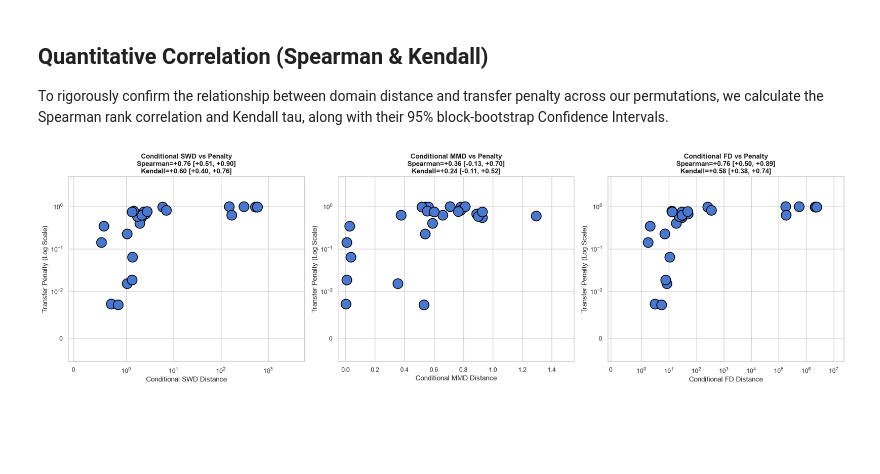
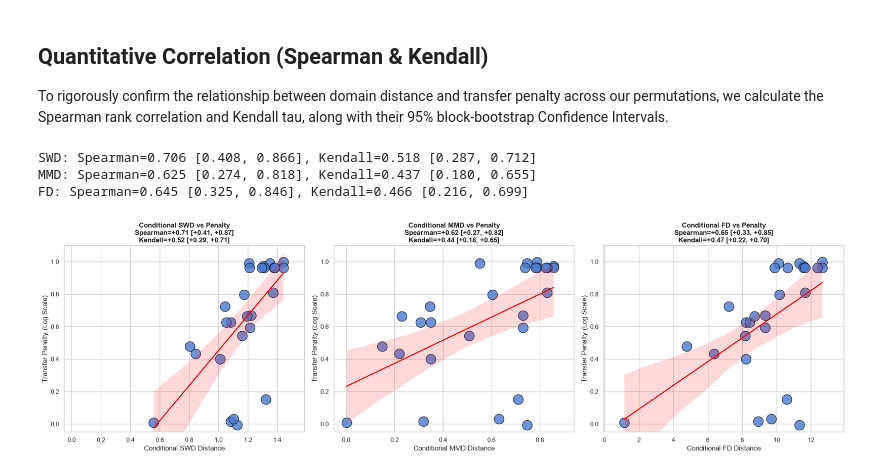
Before and after one commit to lollogiro/ai4i-transfer-learning-synthetic, a Jupyter notebook: stage2-transfer_learning/metropt3.ipynb, the cells around one changed output. Saved outputs shown, nothing was run; the diff lists cells and outputs as text; code cells hidden in the pictures; blank space fills up the shorter version.

```diff
--- a/stage2-transfer_learning/metropt3.ipynb
+++ b/stage2-transfer_learning/metropt3.ipynb
@@ -224,7 +222,7 @@ def frechet_distance(X, Y):
 
 def compute_conditional_distances(source_df, target_df, features, target_col='Anomaly', sample_size=5000):
     """
-    Filters for anomalies only, balances domains to 5000 samples, standardizes,
+    Filters for anomalies only, balances domains to 5000 samples, symmetrically standardizes,
     and computes SWD, MMD, and Fréchet Distance.
     """
     src_anomalies = source_df[source_df[target_col] == 1].copy()
@@ -237,10 +235,14 @@ def compute_conditional_distances(source_df, target_df, features, target_col='An
     Y = tgt_anomalies[features].sample(n_samples, random_state=42).values
 
     scaler = StandardScaler()
-    X_scaled = scaler.fit_transform(X)
+
+    # Fit the scaler symmetrically on the combined data
+    scaler.fit(np.vstack((X, Y)))
+
+    # Transform both domains using the shared scale
+    X_scaled = scaler.transform(X)
     Y_scaled = scaler.transform(Y)
 
-    # The 3 distinct spatial metrics!
     swd_val = ot.sliced_wasserstein_distance(X_scaled, Y_scaled, n_projections=50)
     mmd_val = mmd_rbf(X_scaled, Y_scaled, gamma=0.1)
     fd_val = frechet_distance(X_scaled, Y_scaled)
@@ -278,7 +280,7 @@ def run_transfer_trials(source_df, target_df, features, target_col='Anomaly', sa
     lr_penalty = lr_baseline - lr_transfer
 
     return {
-        'RF Penalty': rf_penalty,
-        'LR Penalty': lr_penalty,
-        'Average Penalty': (rf_penalty + lr_penalty) / 2
+        'Baseline F1': rf_baseline,
+        'Transfer F1': rf_transfer,
+        'Transfer Penalty': rf_penalty
     }
@@ -572,55 +501,45 @@ def bootstrap_ci(x: np.ndarray, y: np.ndarray, blocks: list, n_boot: int = 2000,
     return (float(lo), float(hi))
 
 blocks = list(results_df.groupby('family').indices.values())
-import matplotlib.pyplot as plt
-import seaborn as sns
 
 fig, axes = plt.subplots(1, 3, figsize=(20, 6))
 metrics = ['SWD', 'MMD', 'FD']
 
 for i, metric in enumerate(metrics):
     x = results_df[metric].values
     y = results_df['Transfer Penalty'].values
 
     rho = stats.spearmanr(x, y).statistic
     tau = stats.kendalltau(x, y).statistic
 
     rho_ci = bootstrap_ci(x, y, blocks, stat='spearman')
     tau_ci = bootstrap_ci(x, y, blocks, stat='kendall')
 
+    print(f"{metric}: Spearman={rho:.3f} [{rho_ci[0]:.3f}, {rho_ci[1]:.3f}], Kendall={tau:.3f} [{tau_ci[0]:.3f}, {tau_ci[1]:.3f}]")
+
     ax = axes[i]
-    sns.scatterplot(
-        data=results_df,
-        x=metric,
-        y='Transfer Penalty',
-        s=300,
-        edgecolor='black',
-        legend=False,
+    sns.regplot(
+        data=results_df, x=metric, y='Transfer Penalty',
+        scatter_kws={'s': 300, 'edgecolor': 'black'},
+        line_kws={'color': 'red', 'linewidth': 2},
         ax=ax
     )
 
-    # Symlog scale on Y-axis (Penalty)
-    ax.set_yscale('symlog', linthresh=0.01)
-    ax.set_ylim(bottom=-0.005, top=results_df['Transfer Penalty'].max() * 5)
-
-    # Symlog scale on X-axis (Distance) and explicit bounds
-    if metric in ['SWD', 'FD']:
-        ax.set_xscale('symlog', linthresh=1.0)
-        max_dist = results_df[metric].max()
-        ax.set_xlim(left=-0.1, right=max_dist * 10)
-    else:
-        max_dist = results_df[metric].max()
-        ax.set_xlim(left=-0.05, right=max_dist * 1.2)
+    ax.set_ylim(bottom=-0.05, top=results_df['Transfer Penalty'].max() * 1.1)
+    ax.set_xlim(left=-0.05, right=results_df[metric].max() * 1.1)
 
     ax.set_title(f'Conditional {metric} vs Penalty\n'
                  f'Spearman={rho:+.2f} [{rho_ci[0]:+.2f}, {rho_ci[1]:+.2f}]\n'
                  f'Kendall={tau:+.2f} [{tau_ci[0]:+.2f}, {tau_ci[1]:+.2f}]',
                  fontsize=12, fontweight='bold')
     ax.set_xlabel(f'Conditional {metric} Distance')
     ax.set_ylabel('Transfer Penalty (Log Scale)')
     ax.grid(True)
 
 plt.tight_layout()
 plt.show()
 # %% [output]
+SWD: Spearman=0.706 [0.408, 0.866], Kendall=0.518 [0.287, 0.712]
+MMD: Spearman=0.625 [0.274, 0.818], Kendall=0.437 [0.180, 0.655]
+FD: Spearman=0.645 [0.325, 0.846], Kendall=0.466 [0.216, 0.699]
-[figure, old version]
+[figure, new version]
```
Also changed, not shown: parts of 15 cells of this notebook, 2 other files.
